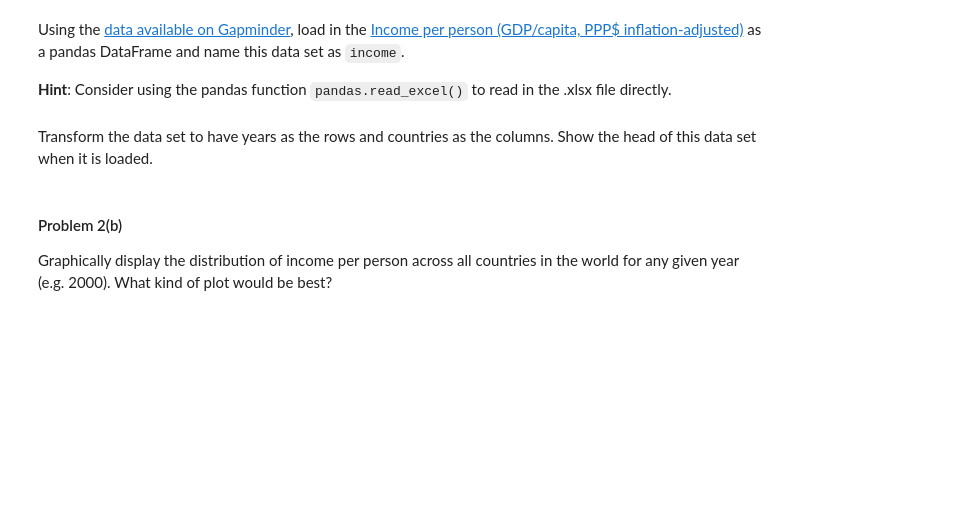
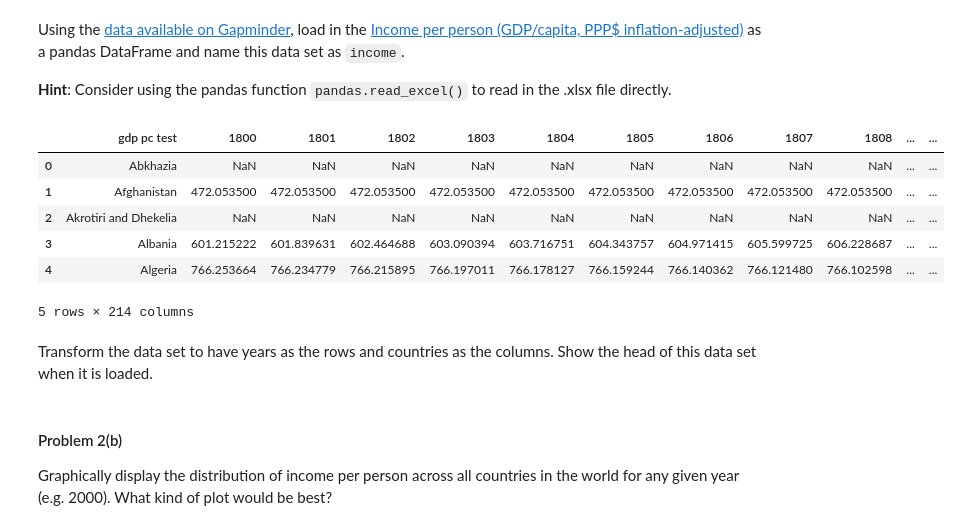
Before and after one commit to gaspaio/harvard-cs109-2014, a Jupyter notebook: homework-mine/HW1-mine.ipynb, the cells around one changed output. Drawn from its saved outputs; the diff is of its cells as text; code cells hidden in the pictures; blank space fills up the shorter version.

```diff
--- a/homework-mine/HW1-mine.ipynb
+++ b/homework-mine/HW1-mine.ipynb
@@ -219,2 +228,14 @@ Using the [data available on Gapminder](http://www.gapminder.org/data/), load in
+# %%
+f = StringIO(r.get("https://spreadsheets.google.com/pub?key=phAwcNAVuyj1jiMAkmq1iMg&output=xls").content)
+income = pd.read_excel(f, sheetname="Data", index_col=0)
+income.head()
+# %% [output]
+|  | gdp pc test | 1800 | 1801 | 1802 | 1803 | 1804 | 1805 | 1806 | 1807 | 1808 | ... | ... |
+| 0 | Abkhazia | NaN | NaN | NaN | NaN | NaN | NaN | NaN | NaN | NaN | ... | ... |
+| 1 | Afghanistan | 472.053500 | 472.053500 | 472.053500 | 472.053500 | 472.053500 | 472.053500 | 472.053500 | 472.053500 | 472.053500 | ... | ... |
+| 2 | Akrotiri and Dhekelia | NaN | NaN | NaN | NaN | NaN | NaN | NaN | NaN | NaN | ... | ... |
+| 3 | Albania | 601.215222 | 601.839631 | 602.464688 | 603.090394 | 603.716751 | 604.343757 | 604.971415 | 605.599725 | 606.228687 | ... | ... |
+| 4 | Algeria | 766.253664 | 766.234779 | 766.215895 | 766.197011 | 766.178127 | 766.159244 | 766.140362 | 766.121480 | 766.102598 | ... | ... |
+5 rows × 214 columns
 # %% [markdown]
 Transform the data set to have years as the rows and countries as the columns. Show the head of this data set when it is loaded.
```
Also changed, not shown: parts of 6 cells of this notebook.
